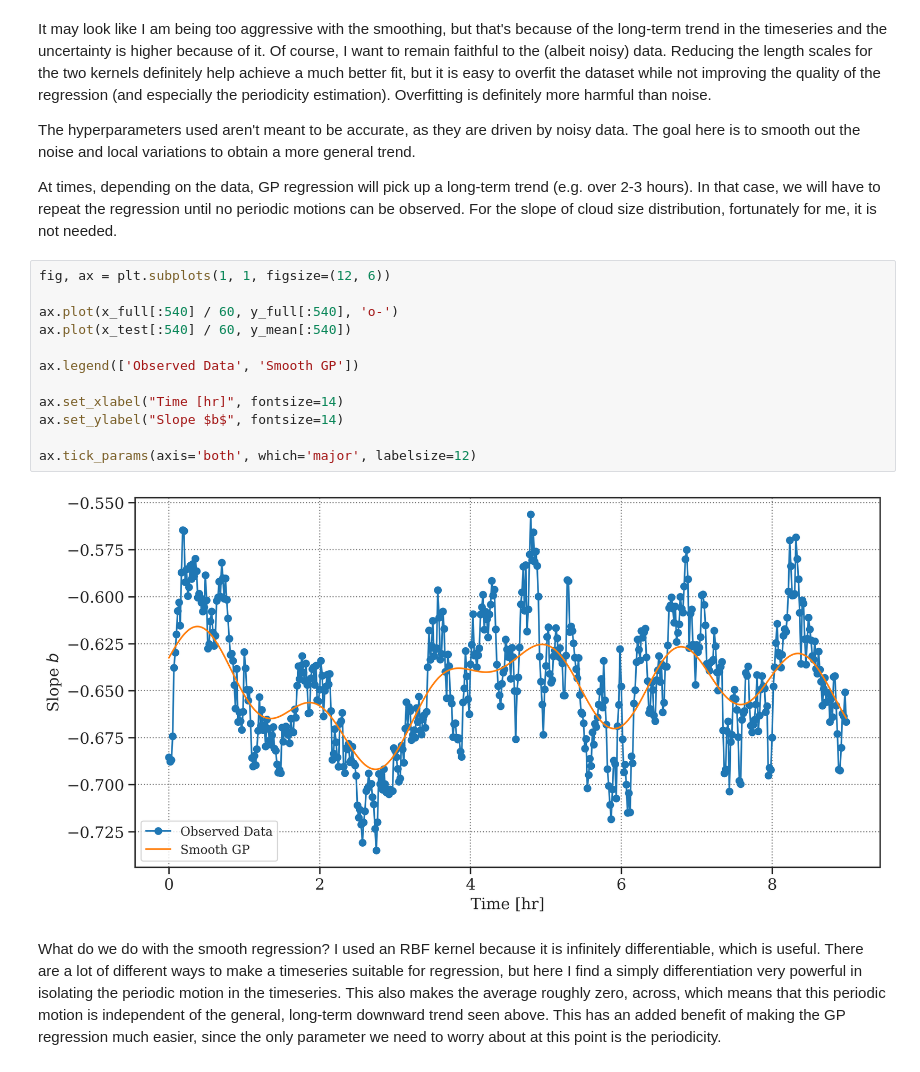
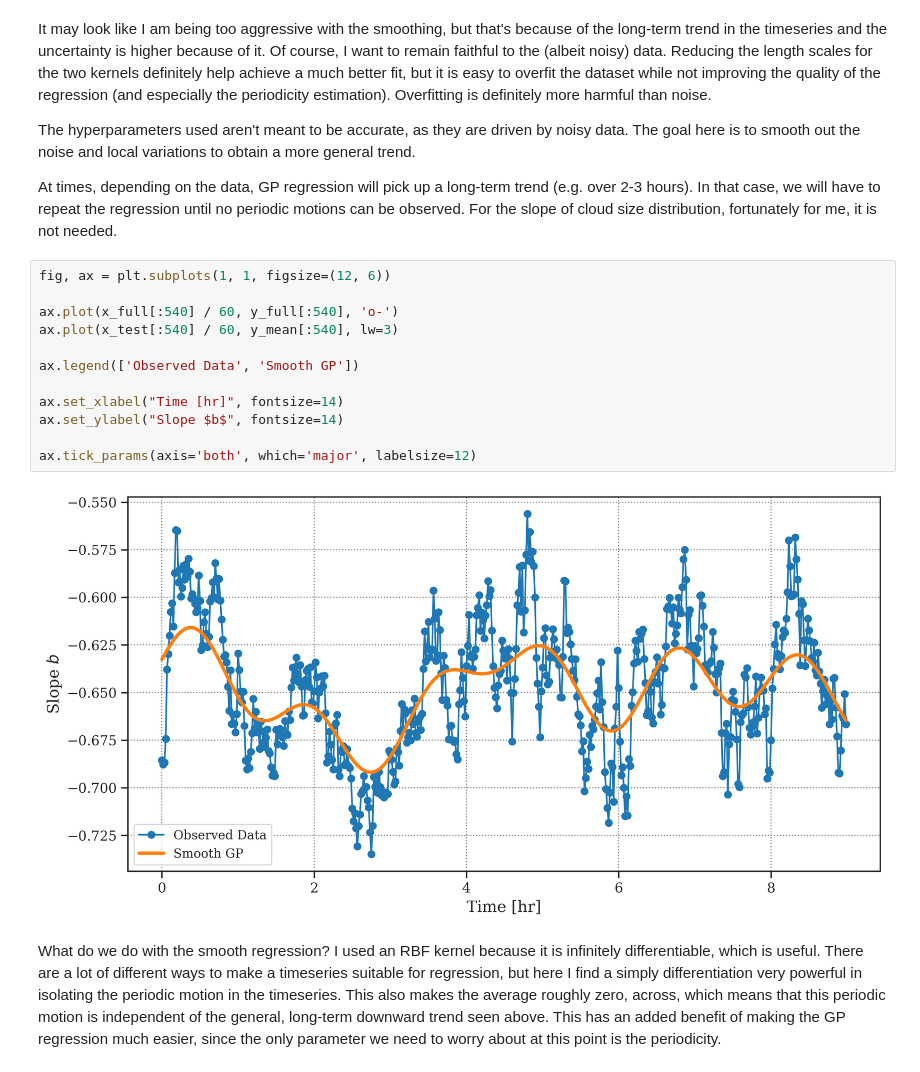
Before and after one commit to lorenghoh/nb_gp, a Jupyter notebook: notebooks/03_pyro.ipynb, the cells around one changed output. Cells and saved outputs as stored; diff of their text form.

```diff
--- a/notebooks/03_pyro.ipynb
+++ b/notebooks/03_pyro.ipynb
@@ -237,17 +221,17 @@ ax.tick_params(axis='both', which='major', labelsize=12)
 # %%
 fig, ax = plt.subplots(1, 1, figsize=(12, 6))
 
 ax.plot(x_full[:540] / 60, y_full[:540], 'o-')
-ax.plot(x_test[:540] / 60, y_mean[:540])
+ax.plot(x_test[:540] / 60, y_mean[:540], lw=3)
 
 ax.legend(['Observed Data', 'Smooth GP'])
 
 ax.set_xlabel("Time [hr]", fontsize=14)
 ax.set_ylabel("Slope $b$", fontsize=14)
 
 ax.tick_params(axis='both', which='major', labelsize=12)
 # %% [output]
-[figure, old version]
+[figure, new version]
 # %% [markdown]
  What do we do with the smooth regression? I used an RBF kernel because it is infinitely differentiable, which is useful. There are a lot of different ways to make a timeseries suitable for regression, but here I find a simply differentiation very powerful in isolating the periodic motion in the timeseries. This also makes the average roughly zero, across, which means that this periodic motion is independent of the general, long-term downward trend seen above. This has an added benefit of making the GP regression much easier, since the only parameter we need to worry about at this point is the periodicity.
 # %%
```
Also changed, not shown: parts of 10 cells of this notebook.
